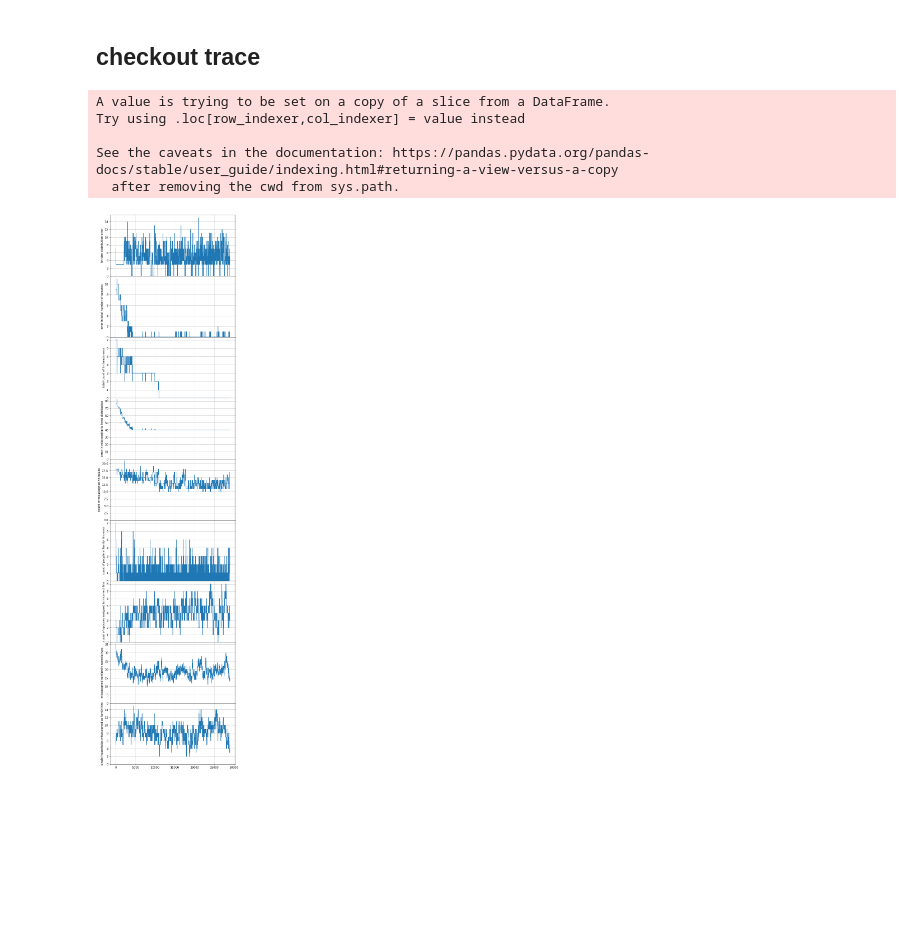
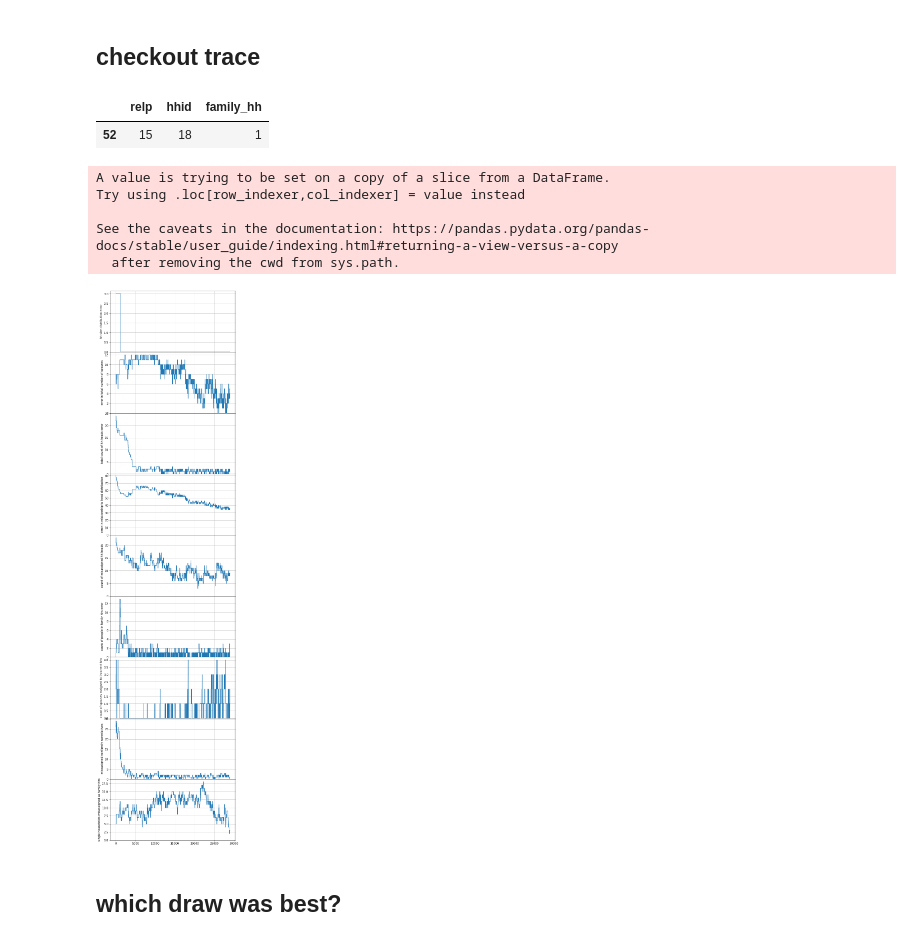
Before and after one commit to beatrixkh/synthetic_pop, a Jupyter notebook: assign_hh_structure/assign_hh_structure_example_ravenna/2020_07_22_mcmc_household_strucure_assignments.ipynb, the cells around one changed output. Saved outputs shown, nothing was run; the diff lists cells and outputs as text; code cells hidden in the pictures; blank space fills up the shorter version.

Commit message:
added missing family/non family constriants, plus relp constraints that interact with age-sex structure

```diff
--- a/assign_hh_structure/assign_hh_structure_example_ravenna/2020_07_22_mcmc_household_strucure_assignments.ipynb
+++ b/assign_hh_structure/assign_hh_structure_example_ravenna/2020_07_22_mcmc_household_strucure_assignments.ipynb
@@ -325,9 +403,25 @@ def eval_hh_dist(hhid, target=ravenna_hhs):
+# %%
+def eval_hh_dist(hhid, target=ravenna_hhs):
+    sim_hh_sizes = pd.DataFrame({'hhids':hhid}).hhids.value_counts().value_counts()
+    sim_hh_sizes = pd.DataFrame(sim_hh_sizes).reset_index().rename(columns={'index':'hh_size','hhids':'sim_counts'})
+
+    #compare to target distribution
+    compare = sim_hh_sizes.merge(target, on = 'hh_size', how = 'outer').fillna(0)
+    compare['abs_diff'] = np.abs(compare.sim_counts - compare.counts)
+
+    return compare.abs_diff.sum()
 # %%
 hh_dist_trace_full = [eval_hh_dist(i) for i in hhid_trace]
-# %%
-def eval_relp_dist(relp, target = ravenna_relps):
-    df = checkout_relp_distribution_constraint_soft(relp=relp, target = target)
-
-    return df.abs_diff.sum()
+# %%
+def eval_relp_dist(relp, target = ravenna_relps):
+    #count relp distribution in sim data
+    sim_relps = pd.DataFrame({'relps':relp}).relps.value_counts()
+    sim_relps = pd.DataFrame(sim_relps).reset_index().rename(columns={'index':'relp_id','relps':'sim_counts'})
+
+    #compare to target distribution
+    compare = sim_relps.merge(target, on='relp_id', how = 'outer').fillna(0)
+    compare['abs_diff'] = np.abs(compare.sim_counts - compare.counts)
+
+    return compare.abs_diff.sum()
 # %%
 relp_dist_error_trace = [eval_relp_dist(i) for i in relp_trace]
@@ -364,9 +468,15 @@ spouse_assign_error = [eval_spouse_assignments(i, j, k) for (i,j,k) in zip(relp_
 def eval_nonrelative_assign(relp, hhid, family_hh):
     df = pd.DataFrame({'relp':relp, 'hhid': hhid, 'family_hh':family_hh})
     fam = df[(df.family_hh==1) & (df.relp==15)].shape[0]
-    non_fam = df[(df.family_hh==0) & (df.relp!=15)].shape[0]
+    non_fam = df[(df.family_hh==0) & (~df.relp.isin([0,15]))].shape[0]
 
     return (fam + non_fam)
+# %%
+test = pd.DataFrame({'relp':relp, 'hhid': hhid, 'family_hh':family_hh})
+test[((test.family_hh==1) & (test.relp==15)) | ((test.family_hh==0) & test.)]
+# %% [output]
+|  | relp | hhid | family_hh |
+| 52 | 15 | 18 | 1 |
 # %%
 nonrel_assign_error = [eval_nonrelative_assign(i, j, k) for (i,j,k) in zip(relp_trace, hhid_trace, family_hh_trace)]
 # %%
@@ -411,7 +521,7 @@ axs[k].plot(x,y)
 axs[k].set_ylabel('error in total number of spouses')
 k += 1
 
-target_heads = ravenna_relps[ravenna_relps.relp_id==0].counts.values[0]
+target_heads = ravenna_relps[ravenna_relps.relp_id<1].counts.sum()
 y = [np.abs(target_heads - i) for i in hh_head_count_trace]
 x = np.arange(len(hh_head_count_trace))
 
@@ -440,31 +550,33 @@ axs[k].plot(x,y)
 axs[k].set_ylabel('count of people in family hhs error')
 k += 1
 
 y = np.abs(spouse_assign_error)
 x = np.arange(len(spouse_assign_error))
 
 axs[k].plot(x,y)
 axs[k].set_ylabel('count of spouses assigned to incorrect hhs')
 k += 1
 
 y = np.abs(nonrel_assign_error)
 x = np.arange(len(nonrel_assign_error))
 
 axs[k].plot(x,y)
 axs[k].set_ylabel('missasigned nonfamily nonrelatives')
 k += 1
 
 y = np.abs(single_hh_assign_error)
 x = np.arange(len(single_hh_assign_error))
 
 axs[k].plot(x,y)
 axs[k].set_ylabel('single households misassigned as family hhs')
 k += 1
 
 for i in range(n):
     axs[i].grid()
     axs[i].set_ylim(ymin=0)
 
 plt.show()
 # %% [output]
-[figure, old version]
+[figure, new version]
+# %% [markdown]
+## which draw was best?
```
Also changed, not shown: parts of 36 cells of this notebook.
